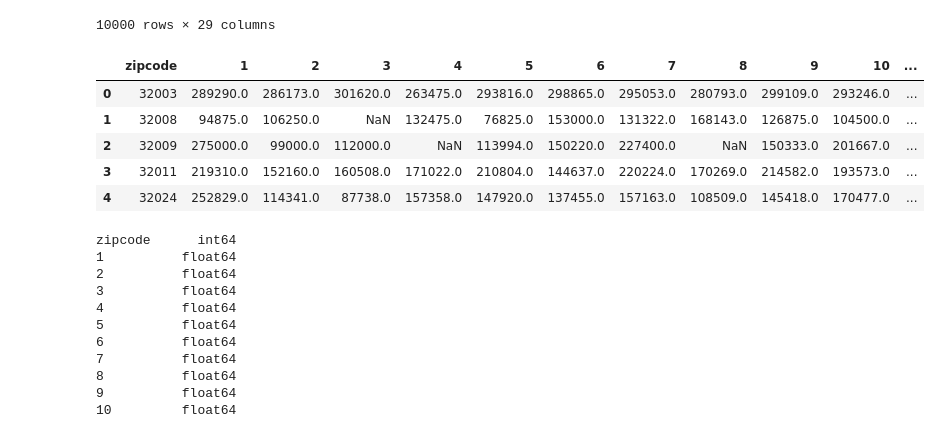
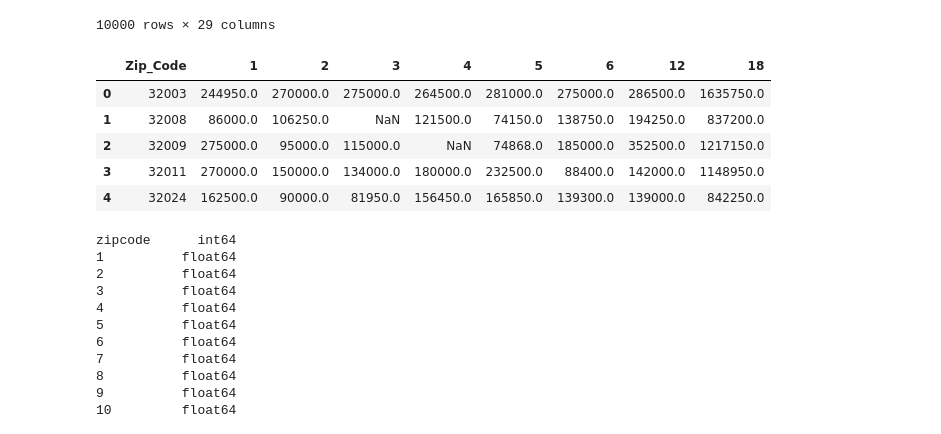
Before and after one commit to FinalProject-2021/Housing_Valuation, a Jupyter notebook: ML_model_K.ipynb, the cells around one changed output. Cells and saved outputs as stored; diff of their text form; code cells hidden in the pictures.

```diff
--- a/ML_model_K.ipynb
+++ b/ML_model_K.ipynb
@@ -72,18 +72,18 @@ data.head(10000)
 10000 rows × 29 columns
 # %%
 data = data.groupby(['Zip_Code','Month'])['Sale_Price'].agg(['sum']).reset_index()
-data = data.pivot_table(values='sum', columns='month', index='zipcode')
+data = data.pivot_table(values='sum', columns='Month', index='Zip_Code')
 data.columns.name = None
 data = data.reset_index()
 
 data.head()
 # %% [output]
-|  | zipcode | 1 | 2 | 3 | 4 | 5 | 6 | 7 | 8 | 9 | 10 | ... |
-| 0 | 32003 | 289290.0 | 286173.0 | 301620.0 | 263475.0 | 293816.0 | 298865.0 | 295053.0 | 280793.0 | 299109.0 | 293246.0 | ... |
-| 1 | 32008 | 94875.0 | 106250.0 | NaN | 132475.0 | 76825.0 | 153000.0 | 131322.0 | 168143.0 | 126875.0 | 104500.0 | ... |
-| 2 | 32009 | 275000.0 | 99000.0 | 112000.0 | NaN | 113994.0 | 150220.0 | 227400.0 | NaN | 150333.0 | 201667.0 | ... |
-| 3 | 32011 | 219310.0 | 152160.0 | 160508.0 | 171022.0 | 210804.0 | 144637.0 | 220224.0 | 170269.0 | 214582.0 | 193573.0 | ... |
-| 4 | 32024 | 252829.0 | 114341.0 | 87738.0 | 157358.0 | 147920.0 | 137455.0 | 157163.0 | 108509.0 | 145418.0 | 170477.0 | ... |
+|  | Zip_Code | 1 | 2 | 3 | 4 | 5 | 6 | 12 | 18 |
+| 0 | 32003 | 244950.0 | 270000.0 | 275000.0 | 264500.0 | 281000.0 | 275000.0 | 286500.0 | 1635750.0 |
+| 1 | 32008 | 86000.0 | 106250.0 | NaN | 121500.0 | 74150.0 | 138750.0 | 194250.0 | 837200.0 |
+| 2 | 32009 | 275000.0 | 95000.0 | 115000.0 | NaN | 74868.0 | 185000.0 | 352500.0 | 1217150.0 |
+| 3 | 32011 | 270000.0 | 150000.0 | 134000.0 | 180000.0 | 232500.0 | 88400.0 | 142000.0 | 1148950.0 |
+| 4 | 32024 | 162500.0 | 90000.0 | 81950.0 | 156450.0 | 165850.0 | 139300.0 | 139000.0 | 842250.0 |
 # %%
 data.dtypes
 # %% [output]
```
